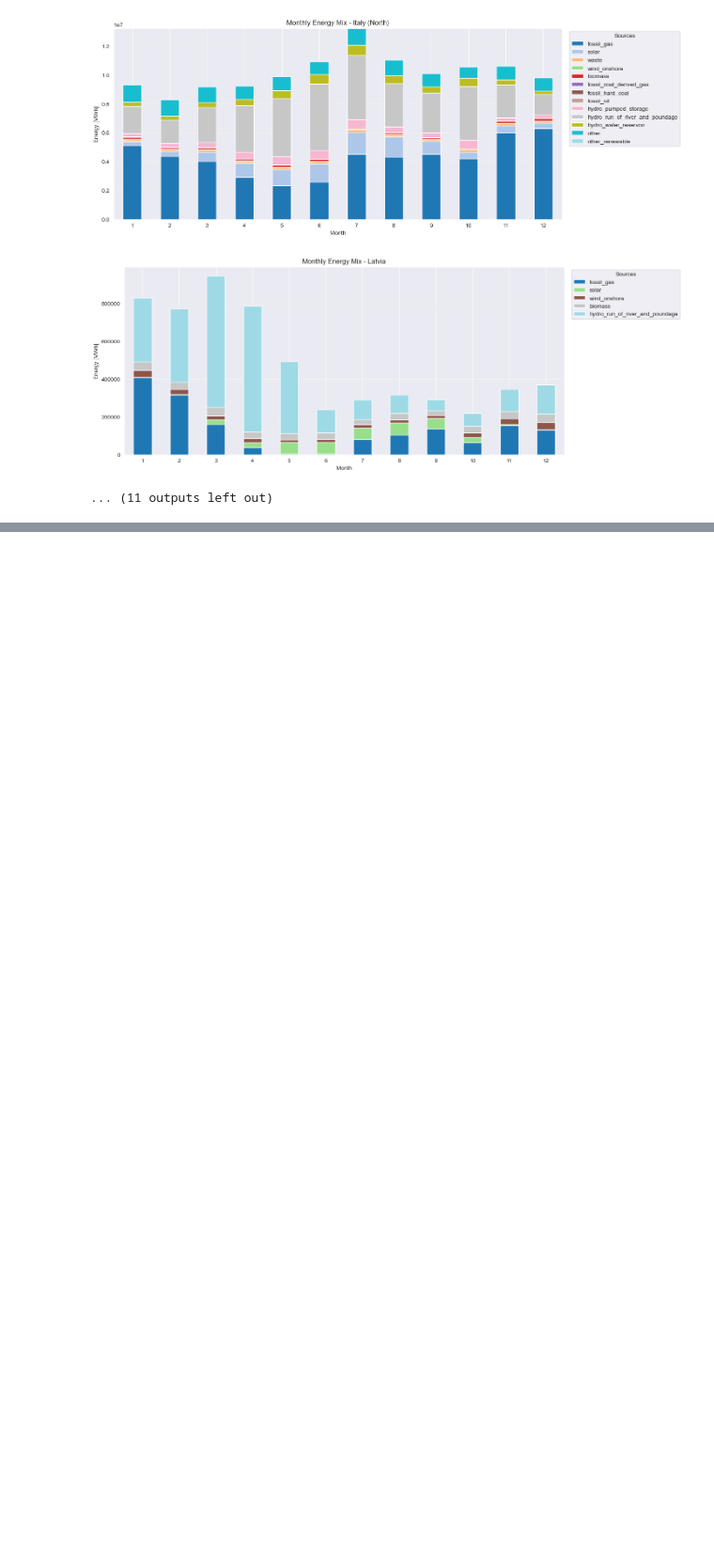
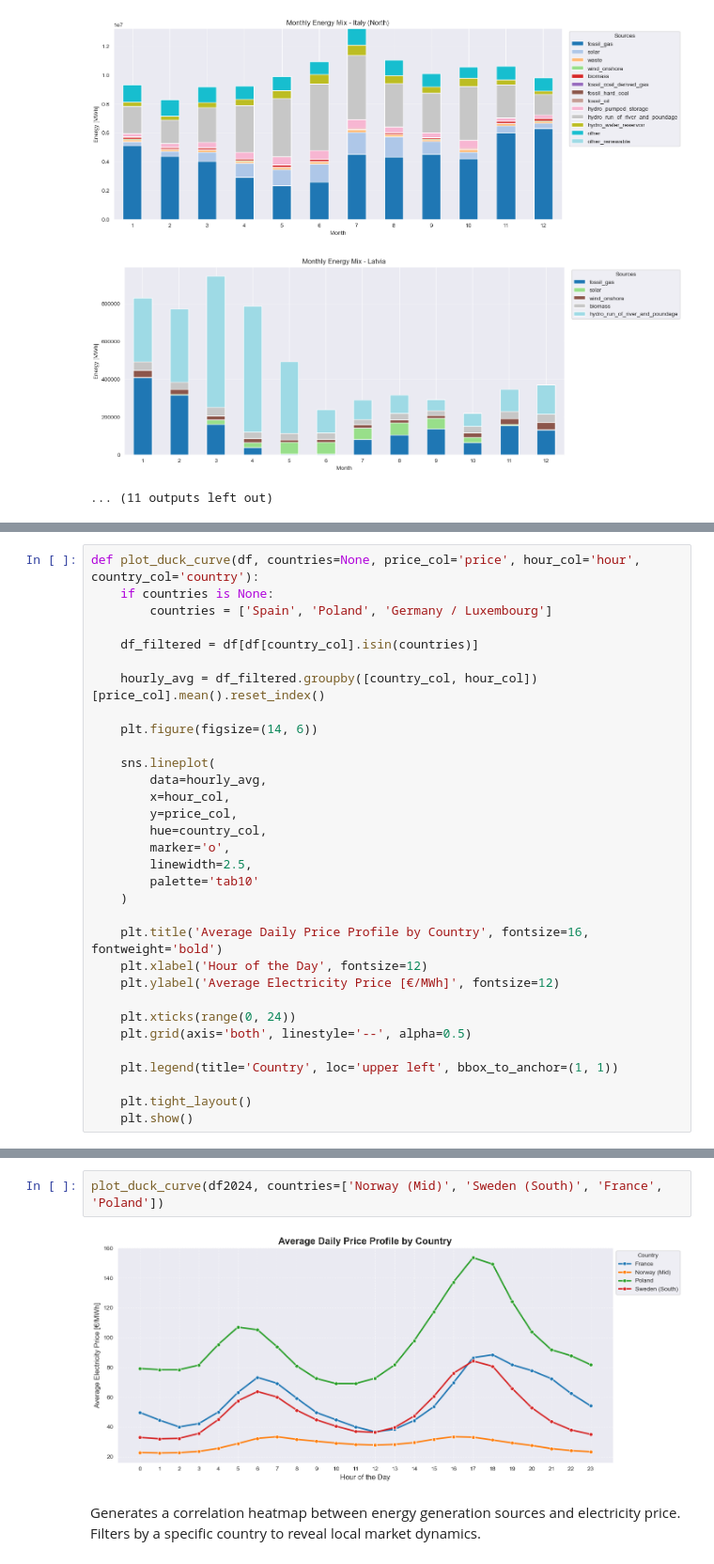
Before and after one commit to Siubuk123/Prediction, a Jupyter notebook: notebooks/01_EDA_and_Cleaning.ipynb, the cells around one changed output, grey strips where cells are left out. Shown at 94% size. Drawn from its saved outputs; the diff is of its cells as text; blank space fills up the shorter version.

```diff
--- a/notebooks/01_EDA_and_Cleaning.ipynb
+++ b/notebooks/01_EDA_and_Cleaning.ipynb
@@ -443,0 +483,32 @@ plot_monthly_energy_mix(df2024)
+# %%
+def plot_duck_curve(df, countries=None, price_col='price', hour_col='hour', country_col='country'):
+    if countries is None:
+        countries = ['Spain', 'Poland', 'Germany / Luxembourg']
+
+    df_filtered = df[df[country_col].isin(countries)]
+
+    hourly_avg = df_filtered.groupby([country_col, hour_col])[price_col].mean().reset_index()
+
+    plt.figure(figsize=(14, 6))
+
+    sns.lineplot(
+        data=hourly_avg,
+        x=hour_col,
+        y=price_col,
+        hue=country_col,
+        marker='o',
+        linewidth=2.5,
+        palette='tab10'
+    )
+
+    plt.title('Average Daily Price Profile by Country', fontsize=16, fontweight='bold')
+    plt.xlabel('Hour of the Day', fontsize=12)
+    plt.ylabel('Average Electricity Price [€/MWh]', fontsize=12)
+
+    plt.xticks(range(0, 24))
+    plt.grid(axis='both', linestyle='--', alpha=0.5)
+
+    plt.legend(title='Country', loc='upper left', bbox_to_anchor=(1, 1))
+
+    plt.tight_layout()
+    plt.show()
@@ -443,0 +524,7 @@ plot_monthly_energy_mix(df2024)
+# %%
+plot_duck_curve(df2024, countries=['Norway (Mid)', 'Sweden (South)', 'France', 'Poland'])
+# %% [output]
+[figure, added]
+# %% [markdown]
+Generates a correlation heatmap between energy generation sources and electricity price.
+    Filters by a specific country to reveal local market dynamics.
```
Also changed, not shown: parts of 8 cells of this notebook.
